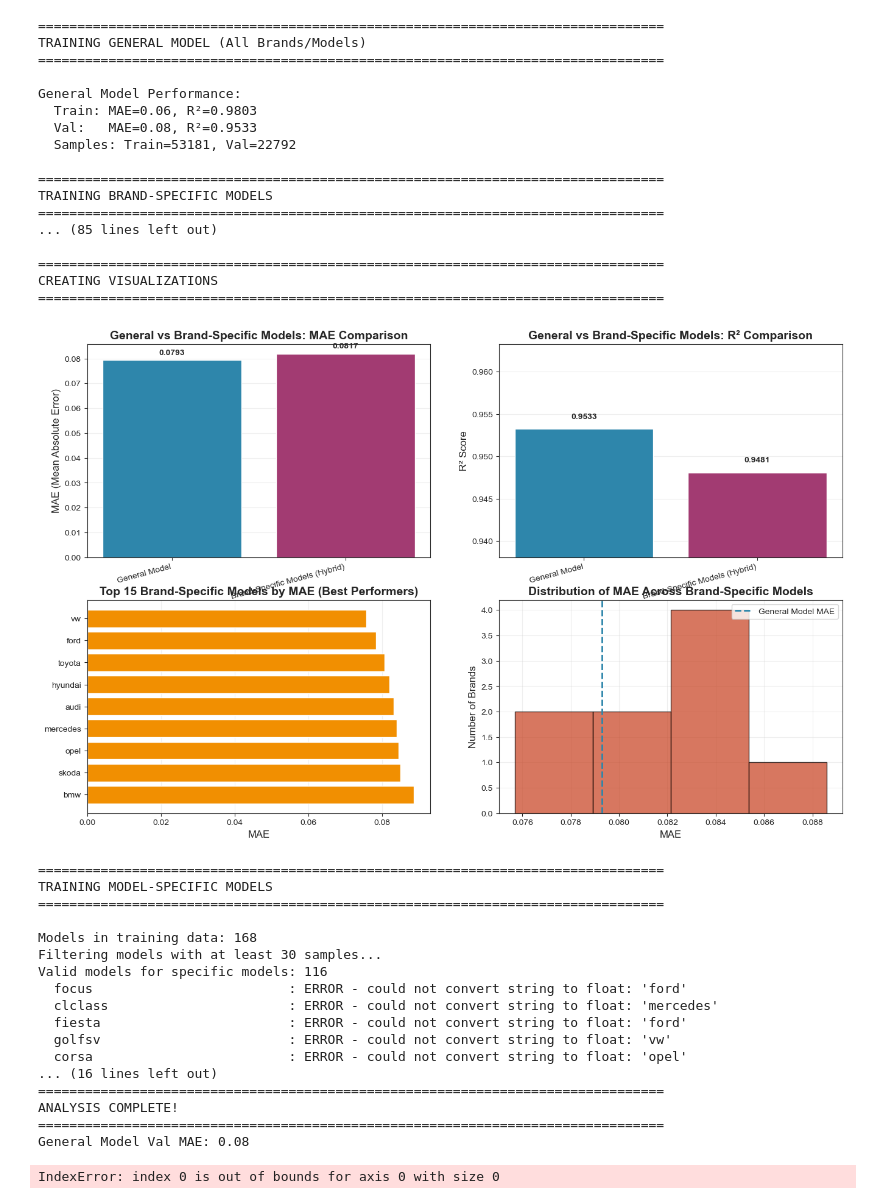
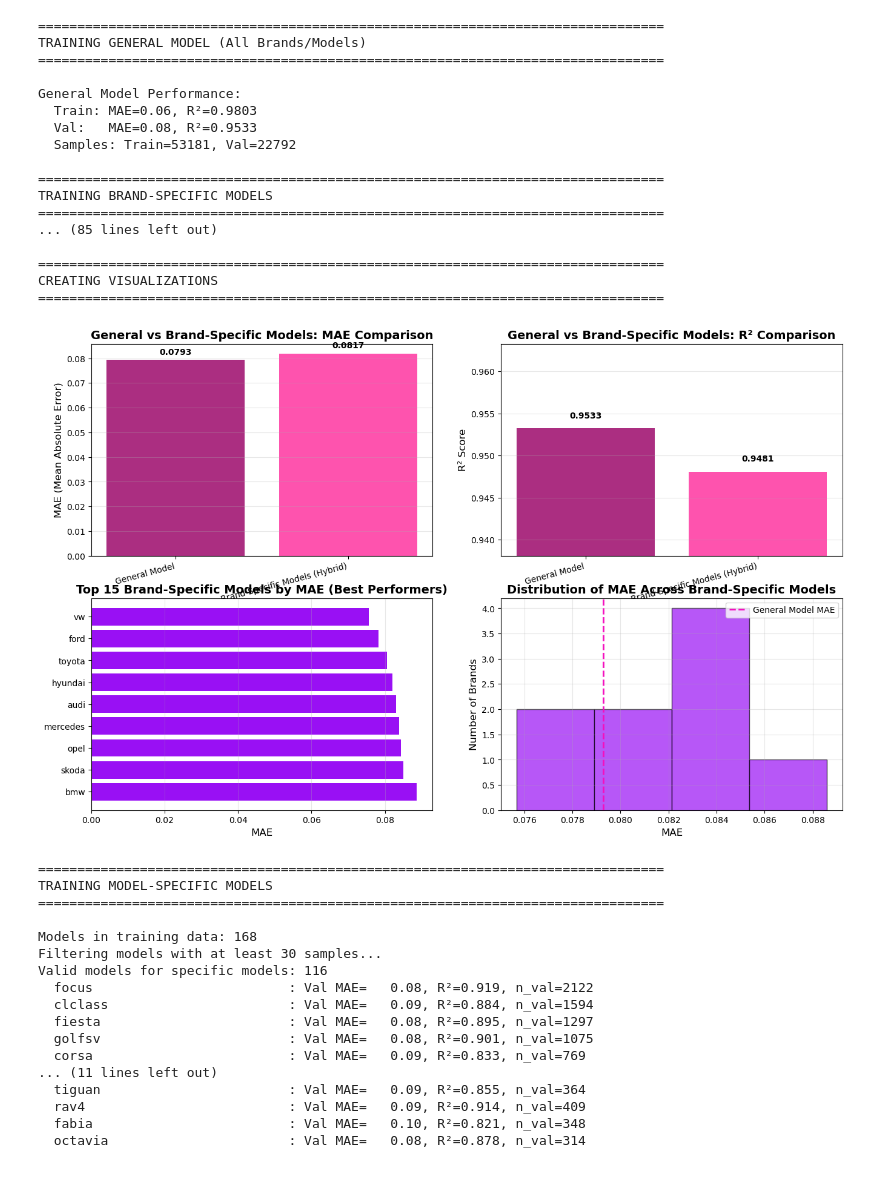
Before and after one commit to Filipesteves974/Machine-Learning-project, a Jupyter notebook: openEndSection.ipynb, the cells around one changed output. Cells and saved outputs as stored; diff of their text form; code cells hidden in the pictures.

Commit message:
open section comments about model-specific models and adjustments to outlier thresholds

```diff
--- a/openEndSection.ipynb
+++ b/openEndSection.ipynb
@@ -38,10 +42,10 @@ y_val_log = np.log1p(y_val)
 #STEP 1 - Add back 'Brand' and 'model' columns to selected datasets for brand-specific modeling
 X_train_with_brand = X_train_selected.copy()
 X_train_with_brand['Brand'] = X_train['Brand'].values  # brand original
-X_train_with_brand_with_model = X_train_with_brand.copy()
-X_train_with_brand_with_model['model'] = X_train['model'].values
+X_train_with_model = X_train_selected.copy()
+X_train_with_model['model'] = X_train['model'].values
 
 X_val_with_brand = X_val_selected.copy()
 X_val_with_brand['Brand'] = X_val['Brand'].values
-X_val_with_brand_with_model = X_val_with_brand.copy()
-X_val_with_brand_with_model['model'] = X_val['model'].values
+X_val_with_model = X_val_selected.copy()
+X_val_with_model['model'] = X_val['model'].values
@@ -465,7 +473,7 @@ def visualize_comparison(comparison_df, brand_metrics_df):
     # Plot 1: Overall MAE comparison
     ax = axes[0, 0]
     x_pos = range(len(comparison_df))
-    colors = ['#2E86AB', '#A23B72']
+    colors = ["#AB2E81", "#FE53AE"]
     ax.bar(x_pos, comparison_df['mae'], color=colors[:len(comparison_df)])
     ax.set_xticks(x_pos)
     ax.set_xticklabels(comparison_df['label'], rotation=15, ha='right')
@@ -496,7 +504,7 @@ def visualize_comparison(comparison_df, brand_metrics_df):
         ax = axes[1, 0]
         # Limit to top 15 brands to avoid huge images
         brand_sorted = brand_metrics_df.sort_values('mae').head(15)
-        ax.barh(range(len(brand_sorted)), brand_sorted['mae'], color='#F18F01')
+        ax.barh(range(len(brand_sorted)), brand_sorted['mae'], color="#9910F4")
         ax.set_yticks(range(len(brand_sorted)))
         ax.set_yticklabels(brand_sorted['label'].str.replace(' - Val', ''), fontsize=10)
         ax.set_xlabel('MAE', fontsize=12)
@@ -522,10 +530,10 @@ def visualize_comparison(comparison_df, brand_metrics_df):
             general_mae_val = None
 
         ax.hist(brand_metrics_df['mae'], bins=min(20, len(brand_metrics_df)//2),
-                color='#C73E1D', alpha=0.7, edgecolor='black')
+                color="#9910F4", alpha=0.7, edgecolor='black')
 
         if general_mae_val is not None:
-            ax.axvline(general_mae_val, color='#2E86AB', linestyle='--',
+            ax.axvline(general_mae_val, color="#F410BF", linestyle='--',
                       linewidth=2, label='General Model MAE')
             ax.legend()
 
@@ -668,36 +676,36 @@ visualize_comparison(comparison_df, brand_metrics_df)
 
 # STEP 7: Optional - Train model-specific models
 model_specific, model_metrics_df = train_model_specific_models(
-    X_train_with_brand_with_model,  # WITH brand and model columns
+    X_train_with_model,  # WITH model columns
     y_train_log,
-    X_val_with_brand_with_model,    # WITH brand and model columns
+    X_val_with_model,    # WITH model columns
     y_val_log,
     model_column='model',
     min_samples=30
 )
 
 # STEP 8: Save results
 comparison_df.to_csv('general_vs_specific_comparison.csv', index=False)
 brand_comparison_df.to_csv('brand_by_brand_comparison.csv', index=False)
 # %% [output]
 ================================================================================
 TRAINING GENERAL MODEL (All Brands/Models)
 ================================================================================
 
 General Model Performance:
   Train: MAE=0.06, R²=0.9803
   Val:   MAE=0.08, R²=0.9533
   Samples: Train=53181, Val=22792
 
 ================================================================================
 TRAINING BRAND-SPECIFIC MODELS
 ================================================================================
 ... (85 lines left out)
 
 ================================================================================
 CREATING VISUALIZATIONS
 ================================================================================
-[figure, old version]
+[figure, new version]
 ================================================================================
 TRAINING MODEL-SPECIFIC MODELS
 ================================================================================
@@ -705,14 +713,13 @@ TRAINING MODEL-SPECIFIC MODELS
 Models in training data: 168
 Filtering models with at least 30 samples...
 Valid models for specific models: 116
-  focus                         : ERROR - could not convert string to float: 'ford'
-  clclass                       : ERROR - could not convert string to float: 'mercedes'
-  fiesta                        : ERROR - could not convert string to float: 'ford'
-  golfsv                        : ERROR - could not convert string to float: 'vw'
-  corsa                         : ERROR - could not convert string to float: 'opel'
-... (16 lines left out)
-================================================================================
-ANALYSIS COMPLETE!
-================================================================================
-General Model Val MAE: 0.08
+  focus                         : Val MAE=   0.08, R²=0.919, n_val=2122
+  clclass                       : Val MAE=   0.09, R²=0.884, n_val=1594
+  fiesta                        : Val MAE=   0.08, R²=0.895, n_val=1297
+  golfsv                        : Val MAE=   0.08, R²=0.901, n_val=1075
+  corsa                         : Val MAE=   0.09, R²=0.833, n_val=769
+... (11 lines left out)
+  tiguan                        : Val MAE=   0.09, R²=0.855, n_val=364
+  rav4                          : Val MAE=   0.09, R²=0.914, n_val=409
+  fabia                         : Val MAE=   0.10, R²=0.821, n_val=348
+  octavia                       : Val MAE=   0.08, R²=0.878, n_val=314
-IndexError: index 0 is out of bounds for axis 0 with size 0
```
Also changed, not shown: parts of 8 cells of this notebook, 2 other files.
